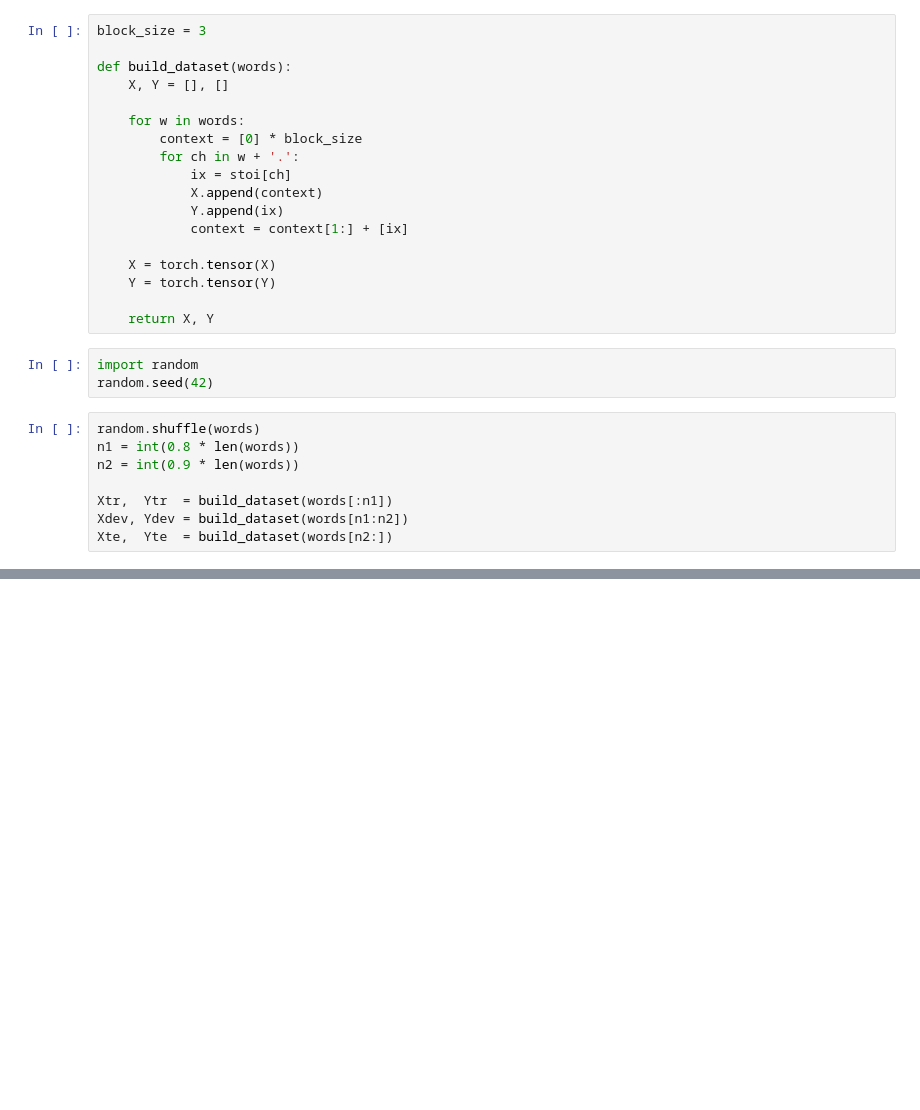
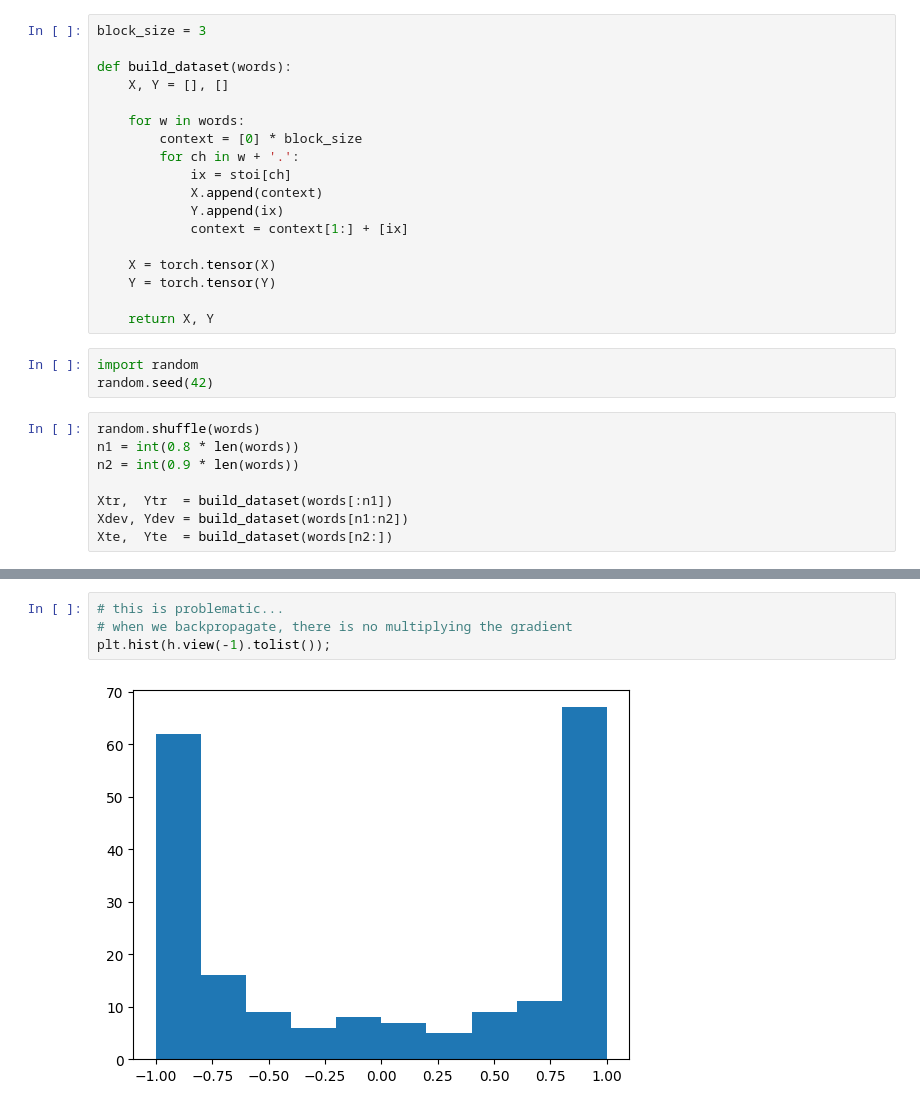
Before and after one commit to calvinfo/karpathy-lectures, a Jupyter notebook: makemore/Makemore Part III.ipynb, the cells around one changed output, grey strips where cells are left out. Drawn from its saved outputs; the diff is of its cells as text; blank space fills up the shorter version.

```diff
--- a/makemore/Makemore Part III.ipynb
+++ b/makemore/Makemore Part III.ipynb
@@ -211,0 +254,6 @@ athon.
+# %%
+# this is problematic...
+# when we backpropagate, there is no multiplying the gradient
+plt.hist(h.view(-1).tolist());
+# %% [output]
+[figure, added]
```
Also changed, not shown: parts of 15 cells of this notebook, 4 other files.
